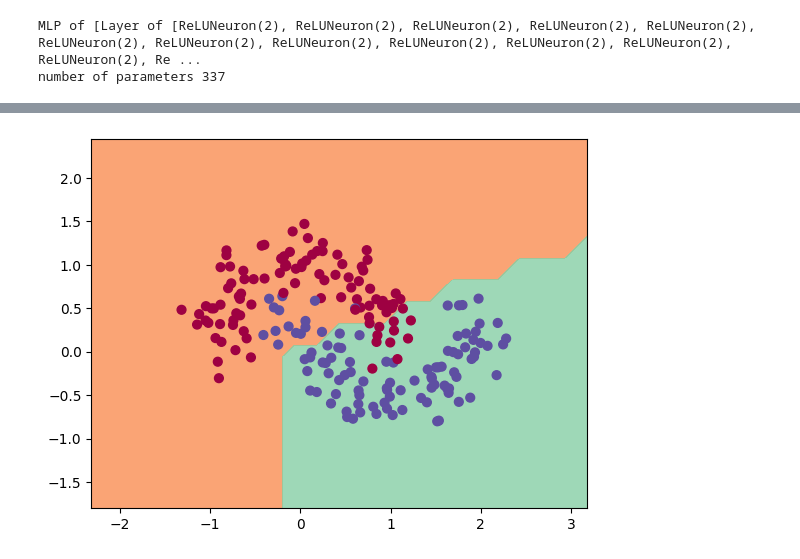
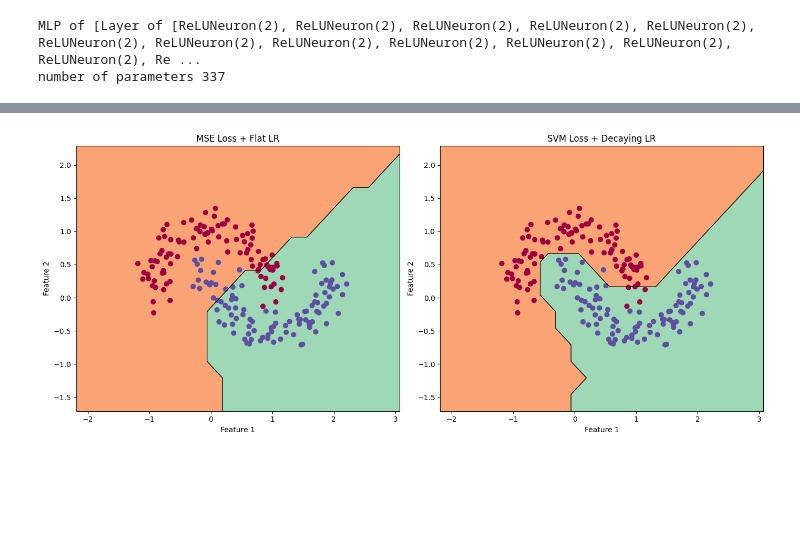
Before and after one commit to doobiusP/Autograd-Impl, a Jupyter notebook: demo.ipynb, the cells around one changed output, grey strips where cells are left out. Cells and saved outputs as stored; diff of their text form; code cells hidden in the pictures; blank space fills up the shorter version.

```diff
--- a/demo.ipynb
+++ b/demo.ipynb
@@ -173 +208,37 @@ Training on MSE loss + Flat LR:
+# %%
+def visualise_boundaries(models: list[MLP], titles: list[str]):
+    h = 0.25
+    x_min, x_max = X[:, 0].min() - 1, X[:, 0].max() + 1
+    y_min, y_max = X[:, 1].min() - 1, X[:, 1].max() + 1
+    xx, yy = np.meshgrid(np.arange(x_min, x_max, h),
+                         np.arange(y_min, y_max, h))
+    Xmesh = np.c_[xx.ravel(), yy.ravel()]
+
+    fig, axs = plt.subplots(1, len(models), figsize=(14, 6))
+    for i, (model, title) in enumerate(zip(models, titles)):
+        # Compute predictions for the mesh grid
+        inputs = [list(map(Value, xrow)) for xrow in Xmesh]
+        scores = list(map(model, inputs))
+        Z = np.array([s.data > 0 for s in scores])
+        Z = Z.reshape(xx.shape)
+
+        # Plot decision boundary
+        axs[i].contourf(xx, yy, Z, cmap=plt.cm.Spectral, alpha=0.8)
+        axs[i].contour(xx, yy, Z, colors='black', linewidths=1)
+        axs[i].scatter(X[:, 0], X[:, 1], c=y, s=40, cmap=plt.cm.Spectral)
+        axs[i].set_title(title)
+        axs[i].set_xlabel("Feature 1")
+        axs[i].set_ylabel("Feature 2")
+        axs[i].set_xlim(xx.min(), xx.max())
+        axs[i].set_ylim(yy.min(), yy.max())
+
+    plt.tight_layout()
+    plt.show()
+
+visualise_boundaries(
+    models=[mse_loss_model, svm_loss_model],
+    titles=["MSE Loss + Flat LR", "SVM Loss + Decaying LR"]
+)
+# %% [output]
+[figure, added]
 # %%
@@ -191,4 +266,0 @@ def visualise_boundary(model : MLP):
-# %%
-visualise_boundary(mse_loss_model)
-# %% [output]
-[figure, removed]
```
Also changed, not shown: parts of 8 cells of this notebook.
